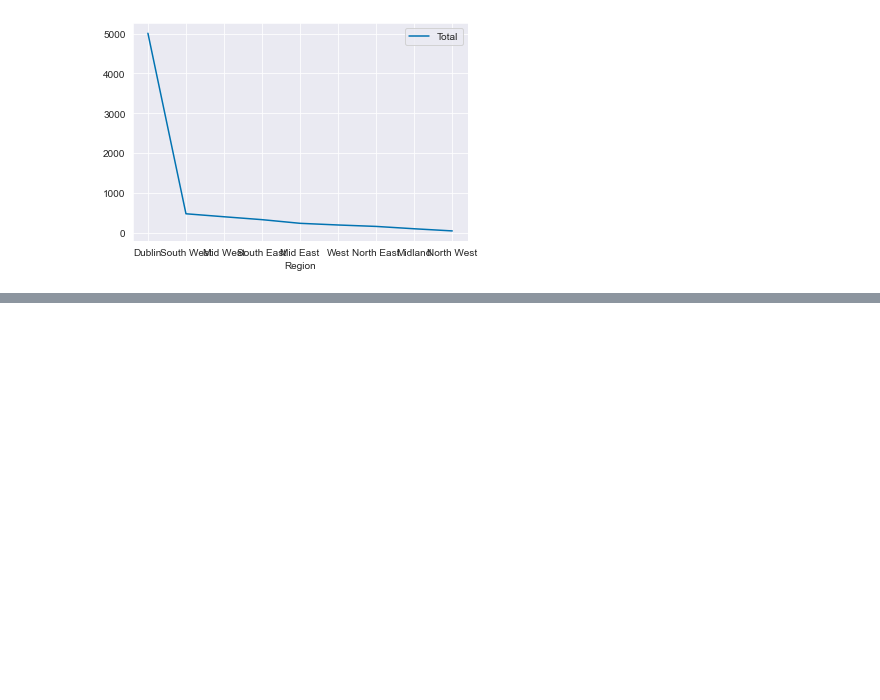
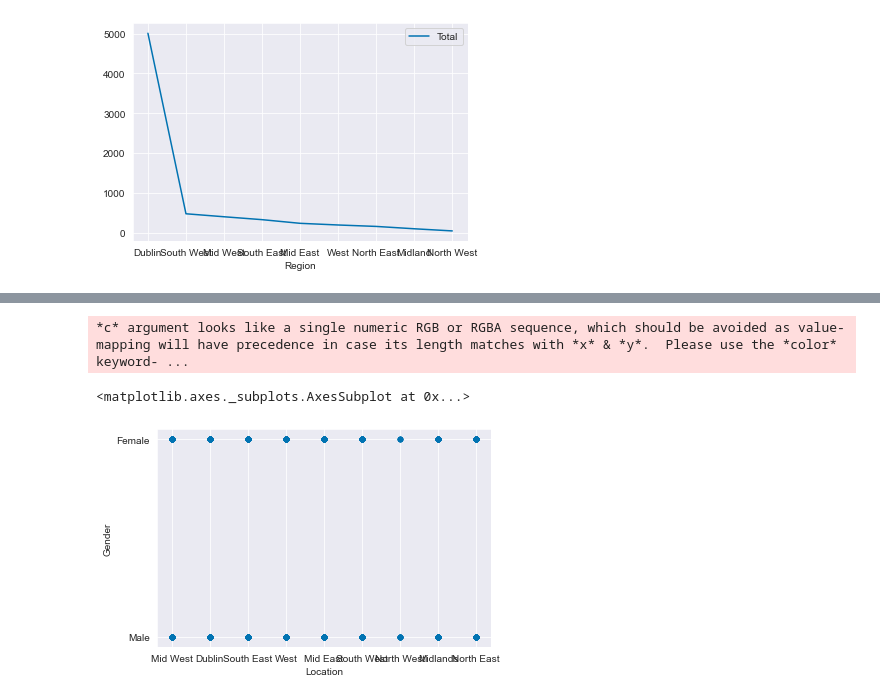
Before and after one commit to dconn20/Prog.D.A---Project, a Jupyter notebook: Prog.D.A - Project.ipynb, the cells around one changed output, grey strips where cells are left out. Saved outputs shown, nothing was run; the diff lists cells and outputs as text; code cells hidden in the pictures; blank space fills up the shorter version.

```diff
--- a/Prog.D.A - Project.ipynb
+++ b/Prog.D.A - Project.ipynb
@@ -254,6 +254,7 @@ locStat.plot(x='Region', y='Total', kind = 'line')
 [figure]
 # %%
 location = ['Dublin', 'South West', 'Mid West', 'South East', 'Mid East', 'West', 'North East', 'Midlands', 'North West']
-np.random.choice(location, 4969, p=[0.7253, 0.0682, 0.0573, 0.0467, 0.0334, 0.0273, 0.0221, 0.0136, 0.0057]
-df = pd.DataFrame(location = ['Location'])
+loc = np.random.choice(location, 4969, p=[0.7253, 0.0682, 0.0573, 0.0467, 0.0334, 0.0274, 0.0222, 0.0137, 0.0058])
+df['Location'] = loc
+df
 # %% [output]
@@ -260,0 +274,6 @@ SyntaxError: invalid syntax (<ipython-input-73-0e730641588b>, line 3)
+# %%
+df.plot(x='Location', y='Gender', kind='scatter')
+# %% [output]
+*c* argument looks like a single numeric RGB or RGBA sequence, which should be avoided as value-mapping will have precedence in case its length matches with *x* & *y*.  Please use the *color* keyword- ...
+<matplotlib.axes._subplots.AxesSubplot at 0x...>
+[figure, added]
```
Also changed, not shown: parts of 8 cells of this notebook.
